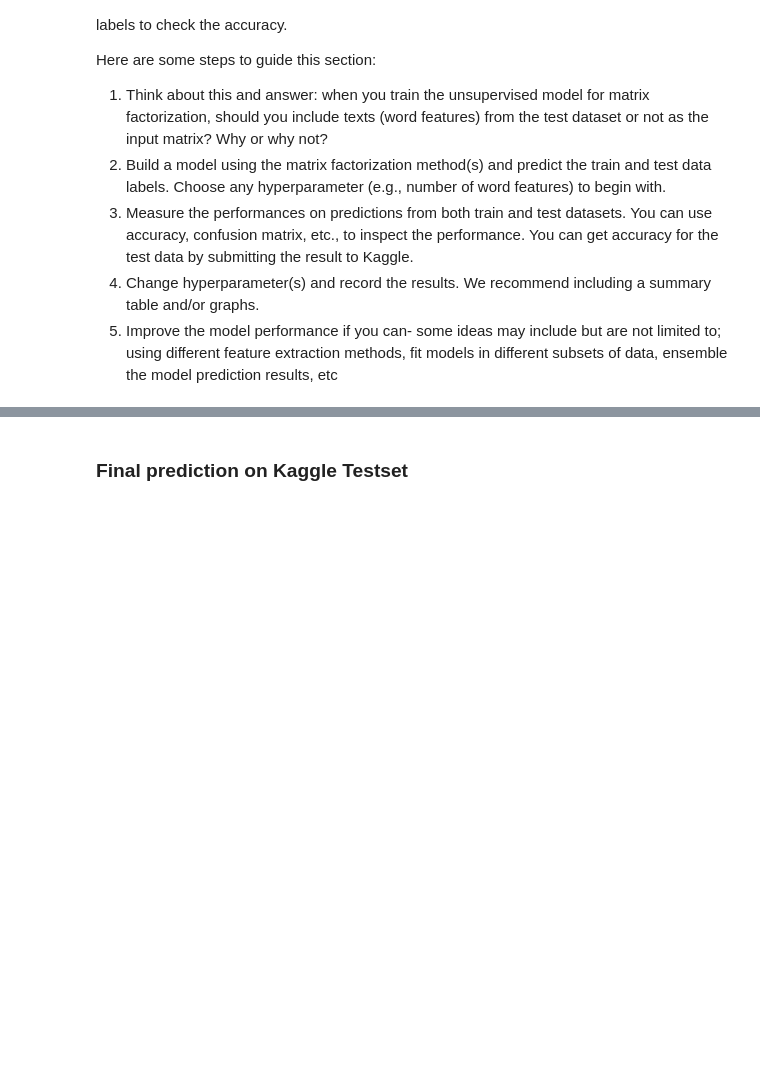
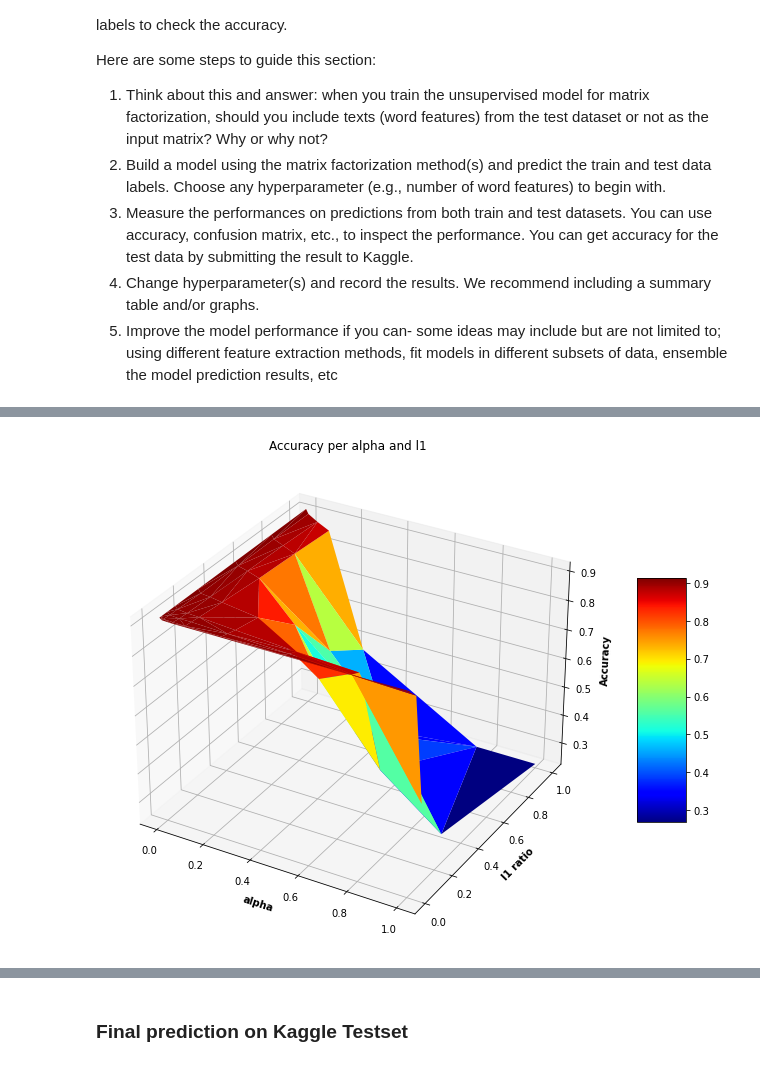
Before and after one commit to cloud-erik/5510, a Jupyter notebook: BBC.ipynb, the cells around one changed output, grey strips where cells are left out. Cells and saved outputs as stored; diff of their text form; code cells hidden in the pictures; blank space fills up the shorter version.

```diff
--- a/BBC.ipynb
+++ b/BBC.ipynb
@@ -386 +477,22 @@ def plot_top_words(model, feature_names, n_top_words, title):
+# %%
+# Plot accuracy per alpha and l1
+
+# Creating color map
+my_cmap = plt.get_cmap('jet')
+
+fig = plt.figure(figsize =(16, 9))
+ax = plt.axes(projection ='3d')
+trisurf = ax.plot_trisurf(paraacc.alpha, paraacc.l1_ratio, paraacc.acc, cmap = my_cmap, linewidth=0.5)
+
+fig.colorbar(trisurf, ax = ax, shrink = 0.5, aspect = 5)
+ax.set_title('Accuracy per alpha and l1')
+
+# Adding labels
+ax.set_xlabel('alpha', fontweight ='bold')
+ax.set_ylabel('l1 ratio', fontweight ='bold')
+ax.set_zlabel('Accuracy', fontweight ='bold')
+
+plt.show()
+# %% [output]
+[figure, added]
 # %%
```
Also changed, not shown: parts of 8 cells of this notebook.
